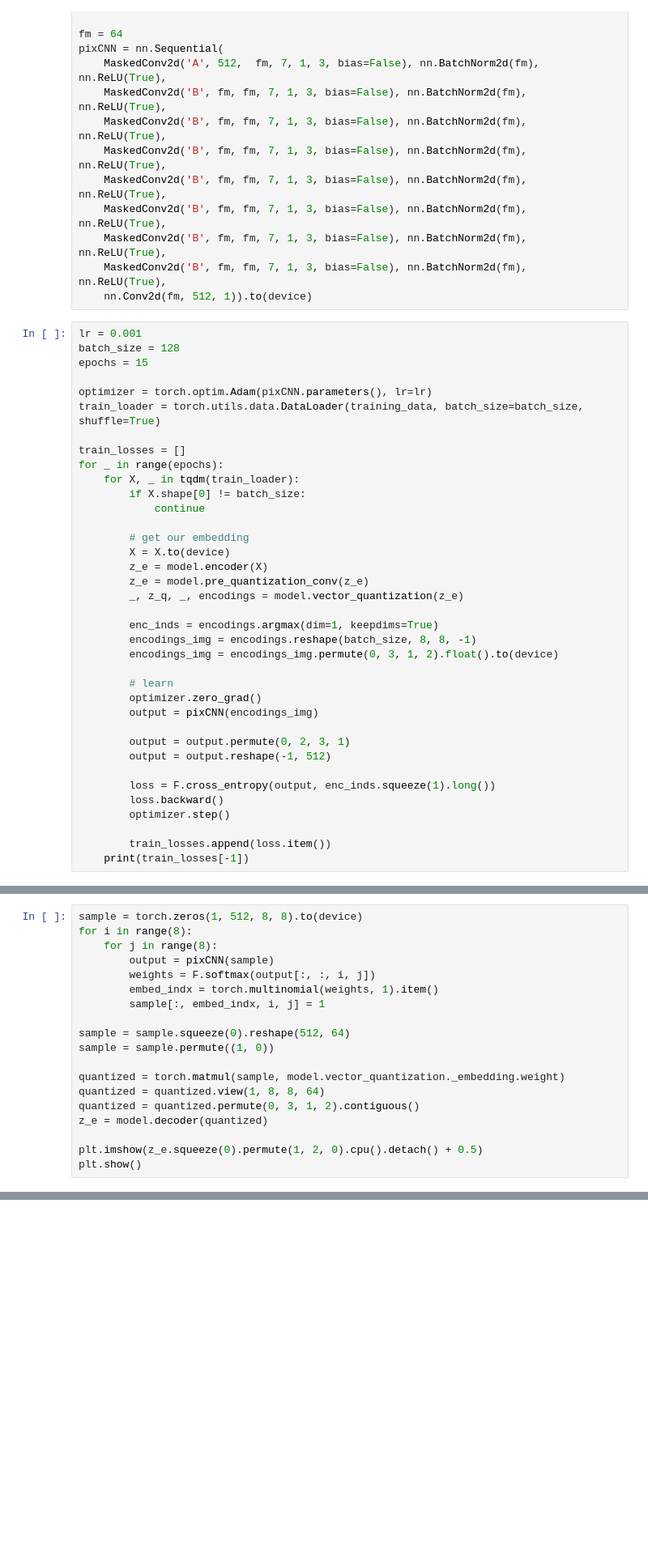
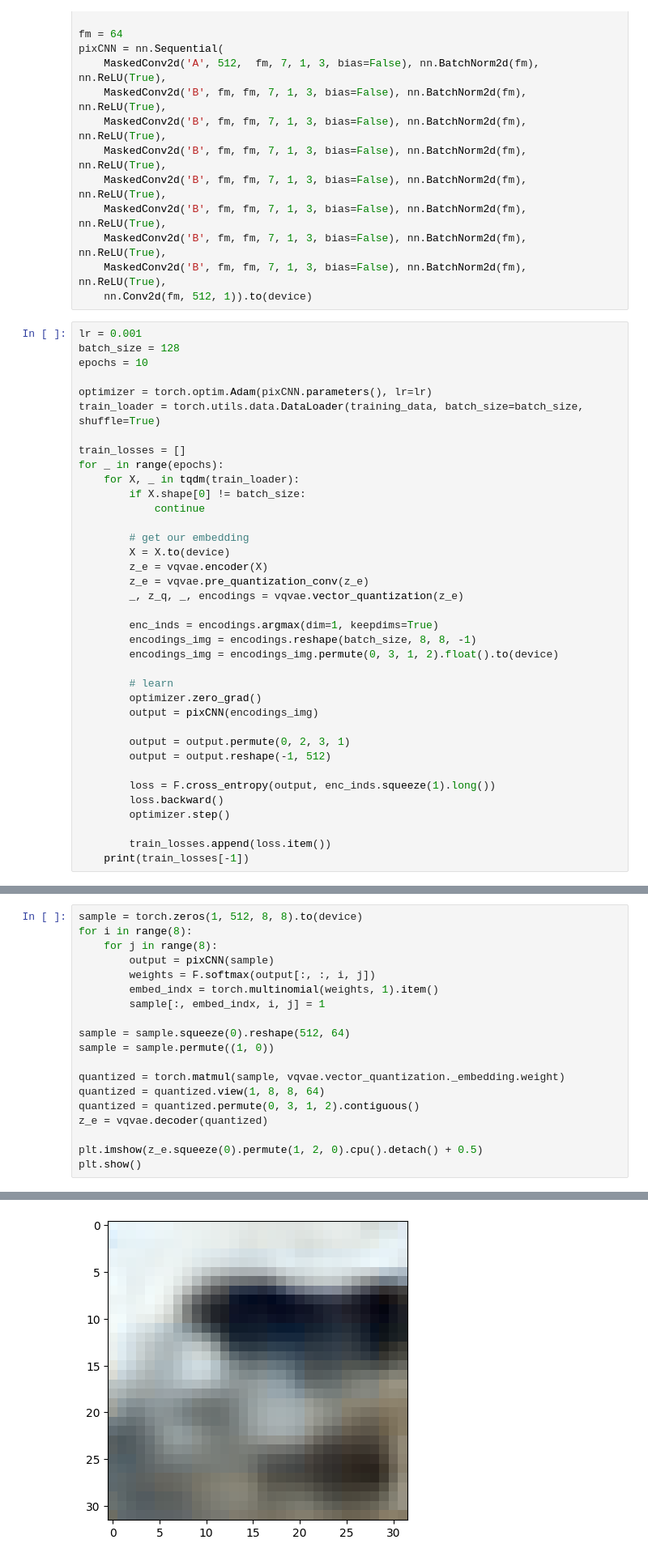
Before and after one commit to chancharikmitra/CS182_All_About_Autoencoders, a Jupyter notebook: demo/VQ_VAE_sol.ipynb, the cells around one changed output, grey strips where cells are left out. Shown at 81% size. Drawn from its saved outputs; the diff is of its cells as text; blank space fills up the shorter version.

```diff
--- a/demo/VQ_VAE_sol.ipynb
+++ b/demo/VQ_VAE_sol.ipynb
@@ -823,7 +821,7 @@ pixCNN = nn.Sequential(
 # %%
 lr = 0.001
 batch_size = 128
-epochs = 15
+epochs = 10
 
 optimizer = torch.optim.Adam(pixCNN.parameters(), lr=lr)
 train_loader = torch.utils.data.DataLoader(training_data, batch_size=batch_size, shuffle=True)
@@ -836,9 +834,9 @@ for _ in range(epochs):
 
         # get our embedding
         X = X.to(device)
-        z_e = model.encoder(X)
-        z_e = model.pre_quantization_conv(z_e)
-        _, z_q, _, encodings = model.vector_quantization(z_e)
+        z_e = vqvae.encoder(X)
+        z_e = vqvae.pre_quantization_conv(z_e)
+        _, z_q, _, encodings = vqvae.vector_quantization(z_e)
 
         enc_inds = encodings.argmax(dim=1, keepdims=True)
         encodings_img = encodings.reshape(batch_size, 8, 8, -1)
@@ -872,10 +883,11 @@ for i in range(8):
 sample = sample.squeeze(0).reshape(512, 64)
 sample = sample.permute((1, 0))
 
-quantized = torch.matmul(sample, model.vector_quantization._embedding.weight)
+quantized = torch.matmul(sample, vqvae.vector_quantization._embedding.weight)
 quantized = quantized.view(1, 8, 8, 64)
 quantized = quantized.permute(0, 3, 1, 2).contiguous()
-z_e = model.decoder(quantized)
+z_e = vqvae.decoder(quantized)
 
 plt.imshow(z_e.squeeze(0).permute(1, 2, 0).cpu().detach() + 0.5)
 plt.show()
+# %% [output]
@@ -882,3 +895,4 @@ plt.show()
+[figure, added]
 # %% [markdown]
 ## **[Important]** Bringing it All Together:
 # %% [markdown]
```
Also changed, not shown: parts of 17 cells of this notebook, 1 other file.
